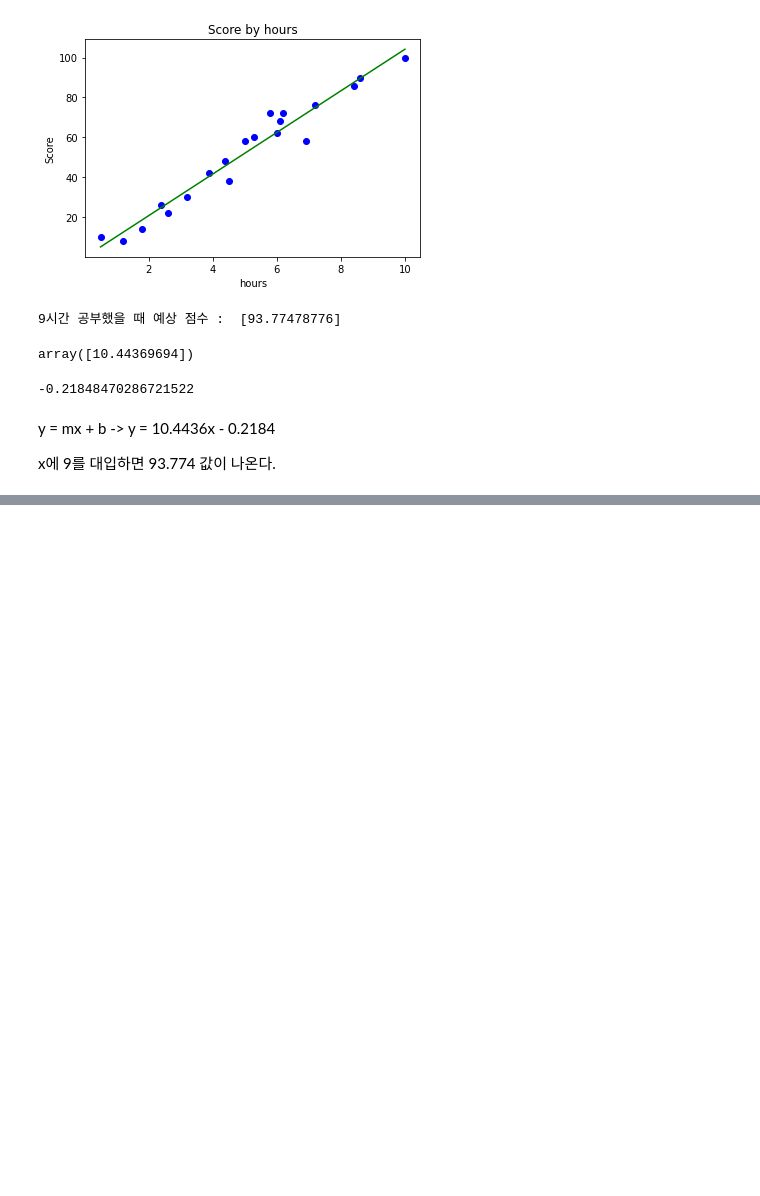
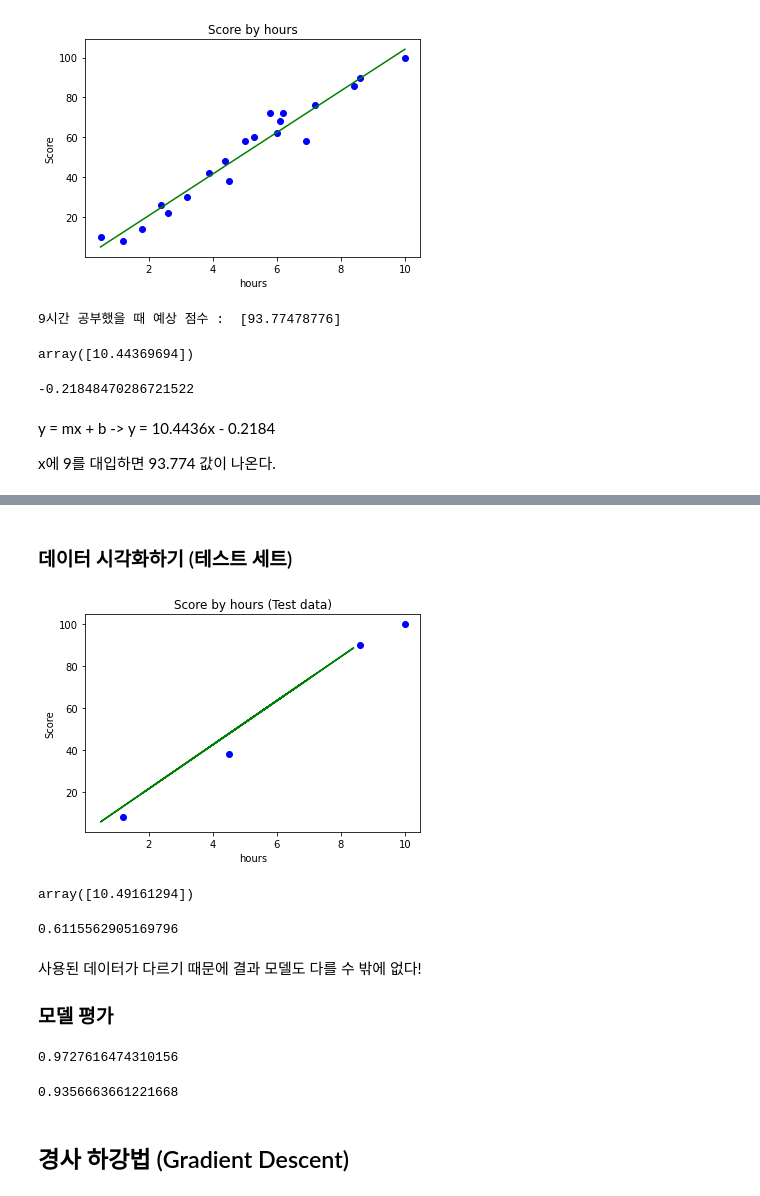
Before and after one commit to birdheee/PythonML, a Jupyter notebook: ScikitLearn/01. Linear Regression.ipynb, the cells around one changed output, grey strips where cells are left out. Drawn from its saved outputs; the diff is of its cells as text; code cells hidden in the pictures; blank space fills up the shorter version.

```diff
--- a/ScikitLearn/01. Linear Regression.ipynb
+++ b/ScikitLearn/01. Linear Regression.ipynb
@@ -87,0 +208,33 @@ x에 9를 대입하면 93.774 값이 나온다.
+# %% [markdown]
+### 데이터 시각화하기 (테스트 세트)
+# %%
+plt.scatter(X_test, y_test, color='blue') #흩뿌리기, 산점도 그래프로 표현
+plt.plot(X_train, reg.predict(X_train), color='green') #선 그래프로 표현, y값은 예측값으로
+plt.title('Score by hours (Test data)') #제목
+plt.xlabel('hours') #X 축 이름
+plt.ylabel('Score') #Y 축 이름
+plt.show() #호출!
+# %% [output]
+[figure, added]
+# %%
+reg.coef_
+# %% [output]
+array([10.49161294])
+# %%
+reg.intercept_
+# %% [output]
+0.6115562905169796
+# %% [markdown]
+사용된 데이터가 다르기 때문에 결과 모델도 다를 수 밖에 없다!
+
+### 모델 평가
+# %%
+reg.score(X_test, y_test) #테스트 세트를 통한 모델 평가, 1이 100점임
+# %% [output]
+0.9727616474310156
+# %%
+reg.score(X_train, y_train) #훈련 세트를 통한 모델 평가
+# %% [output]
+0.9356663661221668
+# %% [markdown]
+## 경사 하강법 (Gradient Descent)
```
Also changed, not shown: parts of 25 cells of this notebook, 2 other files.
